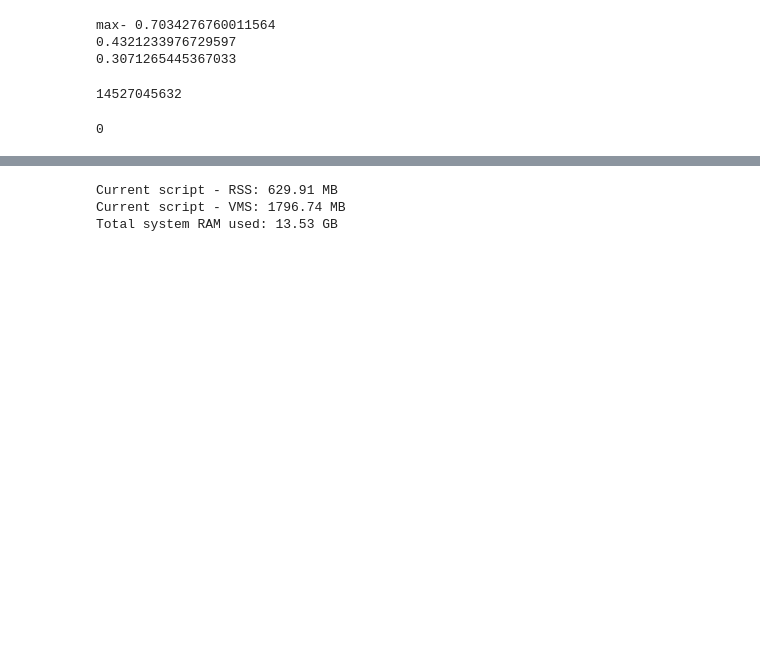
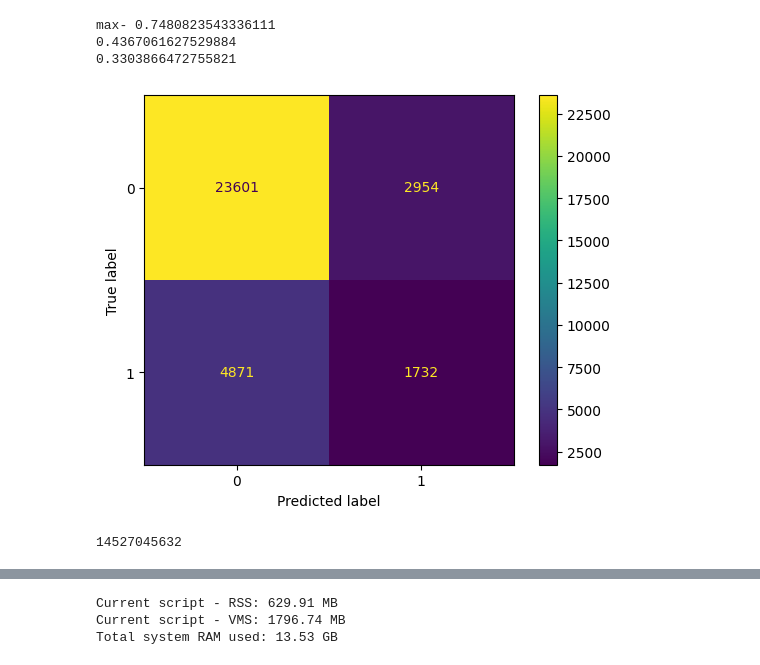
Before and after one commit to AMOGHA1140/24074032_CSOC_IG, a Jupyter notebook: vanilla_neural_networks/pytorch.ipynb, the cells around one changed output, grey strips where cells are left out. Cells and saved outputs as stored; diff of their text form; code cells hidden in the pictures; blank space fills up the shorter version.

Commit message:
plotted confusion matrix in pytorch.ipynb, removed L2 regularization. Added in report saying L2 regularization is a hinderance

```diff
--- a/vanilla_neural_networks/pytorch.ipynb
+++ b/vanilla_neural_networks/pytorch.ipynb
@@ -68,13 +71,13 @@ input_size = data[0][0].shape[0] #first training example, get features, then get
 output_size= 1
 
 train, test = random_split(data, [0.7, 0.3])
-train_loader = DataLoader(train, batch_size=1024, shuffle=True)
+train_loader = DataLoader(train, batch_size=256, shuffle=True)
 test_loader = DataLoader(test, batch_size=len(test), shuffle=False)
 # data[0][0].shape
 # %%
 model = nn.Sequential(
     nn.Linear(input_size, 64),
-    # nn.Dropout(p=0.4),
+    nn.Dropout(p=0.4),
     nn.ReLU(),
     nn.Linear(64, 32),
     # nn.Dropout(p=0.3),
@@ -92,8 +95,15 @@ model = nn.Sequential(
 
 # loss = nn.BCEWithLogitsLoss(weight=torch.Tensor([3.0]))
 loss = FocalLoss(alpha=0.6, gamma=2.0)
-optimizer = optim.Adam(model.parameters(), lr=1e-2, weight_decay=1e-2)
+optimizer = optim.Adam(model.parameters(), lr=1e-3) #weight_decay=1e-2)
 # %%
-# model = model.to('cuda')
-# loss = loss.to('cuda')
-# # optimizer = optimizer.to('cuda')
+with torch.no_grad():
+    test_output = torch.sigmoid(model(x_test))
+
+    precision, recall, thresholds = precision_recall_curve(y_test.cpu(), test_output.cpu())
+    print("max-", f1_score(y_test.cpu(), (test_output>0.5).cpu(), average='weighted'))
+
+    # print(f"")
+    maxf1 = 2*np.max(precision*recall/(precision+recall+1e-9))
+    print(maxf1)
+    print(auc(recall, precision))
@@ -100,5 +114,5 @@ optimizer = optim.Adam(model.parameters(), lr=1e-2, weight_decay=1e-2)
 # %%
-for epoch in range(3):
+for epoch in range(5):
     total_training_loss = 0
 
     for iteration, (features, labels) in enumerate(train_loader):
@@ -139,18 +161,26 @@ overall epoch 3 loss: 0.06700376590092977
 # %%
 with torch.no_grad():
     test_output = torch.sigmoid(model(x_test))
 
     precision, recall, thresholds = precision_recall_curve(y_test.cpu(), test_output.cpu())
-    print("max-", f1_score(y_test.cpu(), (test_output>0.5).cpu(), average='weighted'))
+    print("max-", f1_score(y_test.cpu(), (test_output>0.47797).cpu(), average='weighted'))
 
-    # print(f"")
+
+    conf_matrix = confusion_matrix(y_test.cpu(), (test_output>0.47797).cpu())
+
+    ConfusionMatrixDisplay(confusion_matrix=conf_matrix).plot()
+
+
     maxf1 = 2*np.max(precision*recall/(precision+recall+1e-9))
     print(maxf1)
     print(auc(recall, precision))
+
+    plt.show()
 # %% [output]
-max- 0.7034276760011564
-0.4321233976729597
-0.3071265445367033
+max- 0.7480823543336111
+0.4367061627529884
+0.3303866472755821
+[figure, added]
 # %%
 from sklearn.metrics import precision_score, recall_score, f1_score, precision_recall_curve
 
@@ -160,7 +190,3 @@ import psutil
 psutil.virtual_memory().used
 # %% [output]
 14527045632
-# %%
-torch.cuda.memory_allocated()
-# %% [output]
-0
```
Also changed, not shown: parts of 4 cells of this notebook, 1 other file.
